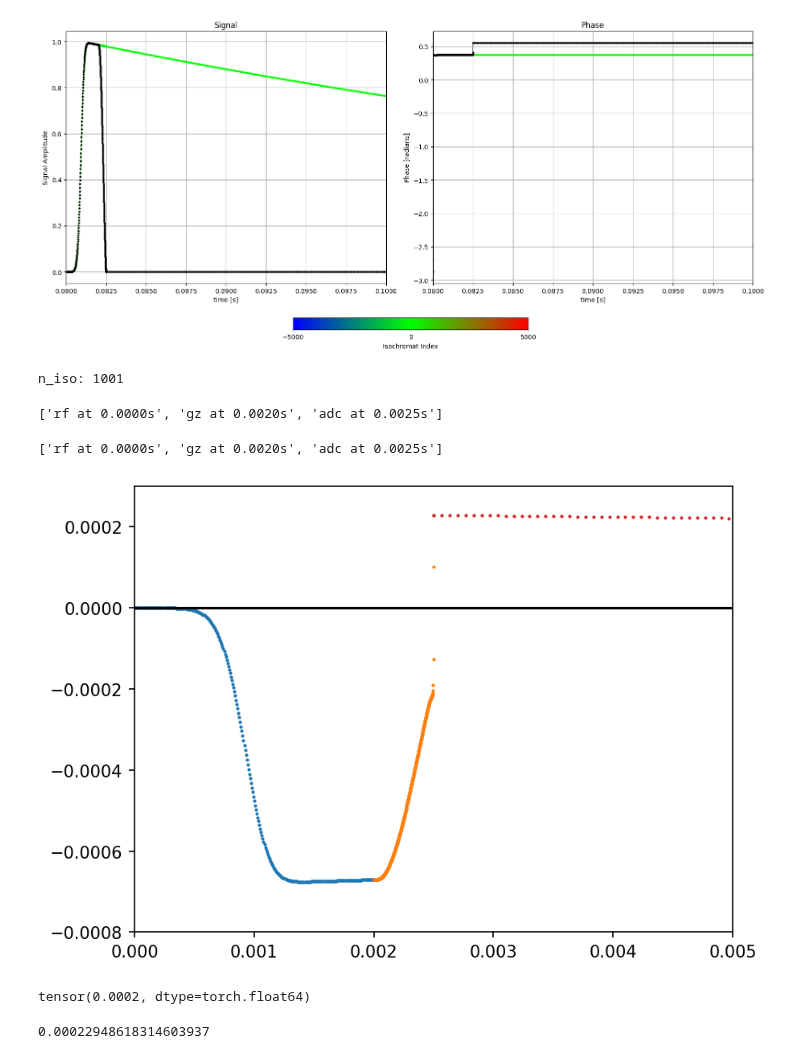
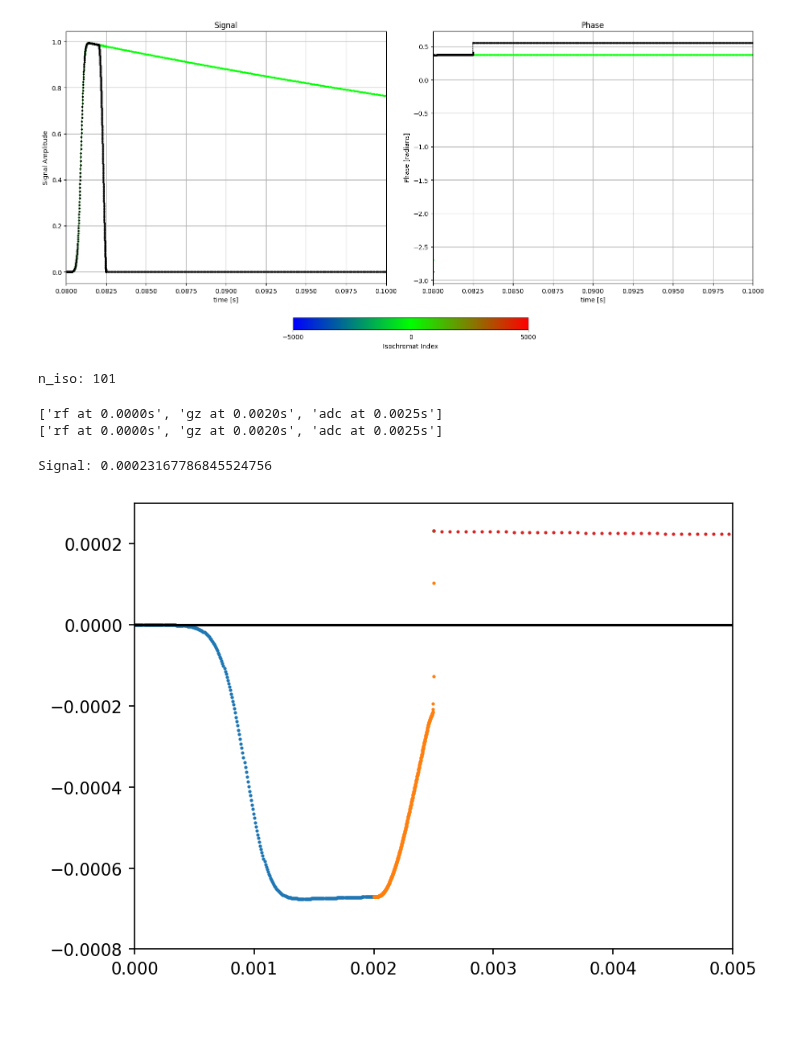
Before and after one commit to dantona02/optim, a Jupyter notebook: testing.ipynb, the cells around one changed output. Cells and saved outputs as stored; diff of their text form; code cells hidden in the pictures; blank space fills up the shorter version.

```diff
--- a/testing.ipynb
+++ b/testing.ipynb
@@ -125,21 +125,22 @@ webhook = False
 
 low = -20e-6
 high = 20e-6
-n_iso = 1000
+n_iso = 100
 z_pos = np.linspace(low, high, n_iso)
 z_pos = torch.tensor(z_pos)
 z_pos = torch.cat((z_pos, torch.tensor([0.0])))  # Füge 0 hinzu
 z_pos = torch.sort(z_pos).values
 
 print(f'n_iso: {len(z_pos)}')
-_, singal, fig = run_variation_parallel(seq_on, seq_off, config_path, adc_time, z_pos, webhook, show_plot=True, save_plot=False)
+_, singal, fig = run_variation_parallel(seq_on, seq_off, config_path, adc_time, z_pos, webhook, show_plot=False, save_plot=False)
 # %% [output]
-n_iso: 1001
+n_iso: 101
 ['rf at 0.0000s', 'gz at 0.0020s', 'adc at 0.0025s']
+['rf at 0.0000s', 'gz at 0.0020s', 'adc at 0.0025s']
-['rf at 0.0000s', 'gz at 0.0020s', 'adc at 0.0025s']
-[figure, removed]
-tensor(0.0002, dtype=torch.float64)
 # %%
-print(singal.item())
+%matplotlib widget
+print(f'Signal: {singal.item()}')
+fig
 # %% [output]
-0.00022948618314603937
+Signal: 0.00023167786845524756
+[figure, added]
```
Also changed, not shown: 19 other files.
